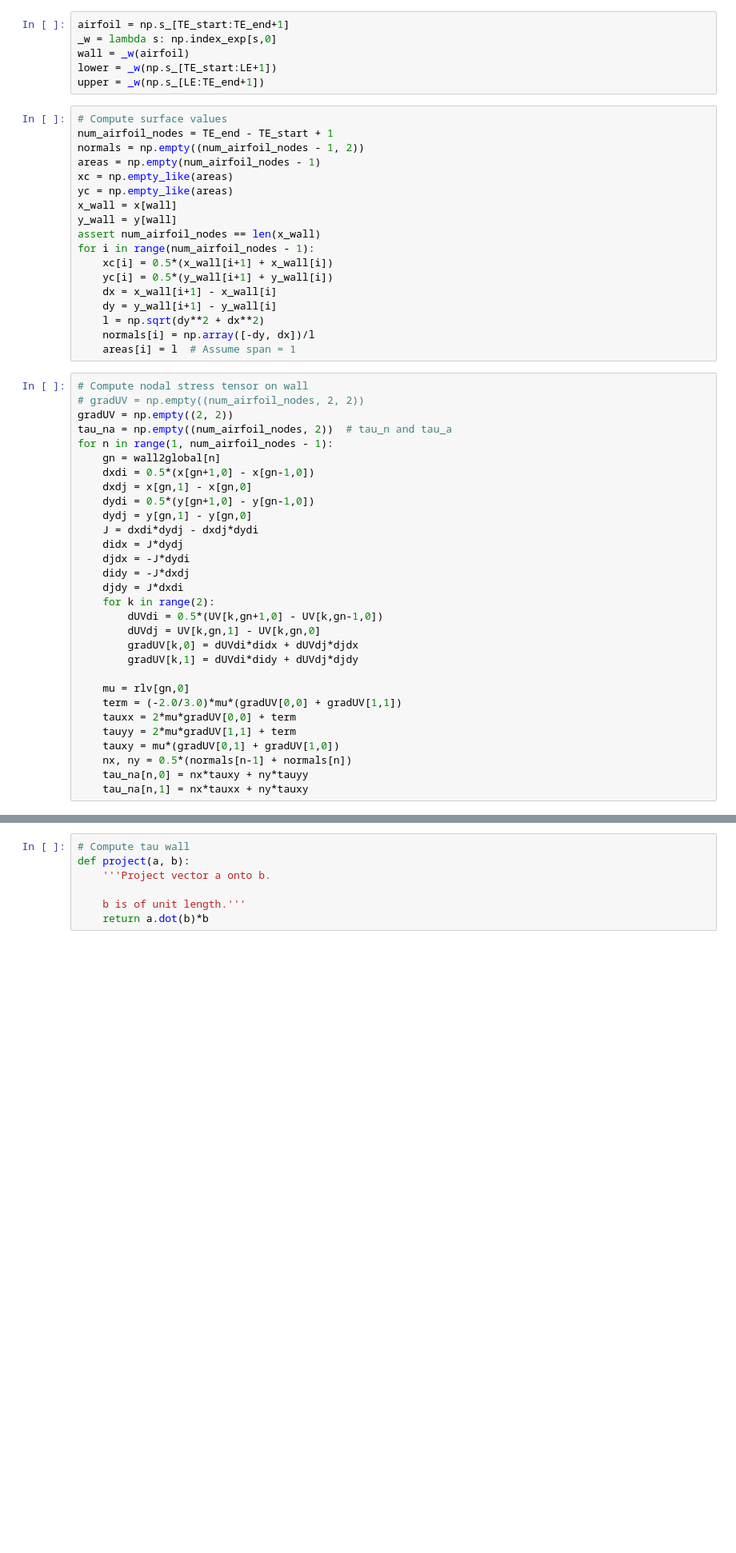
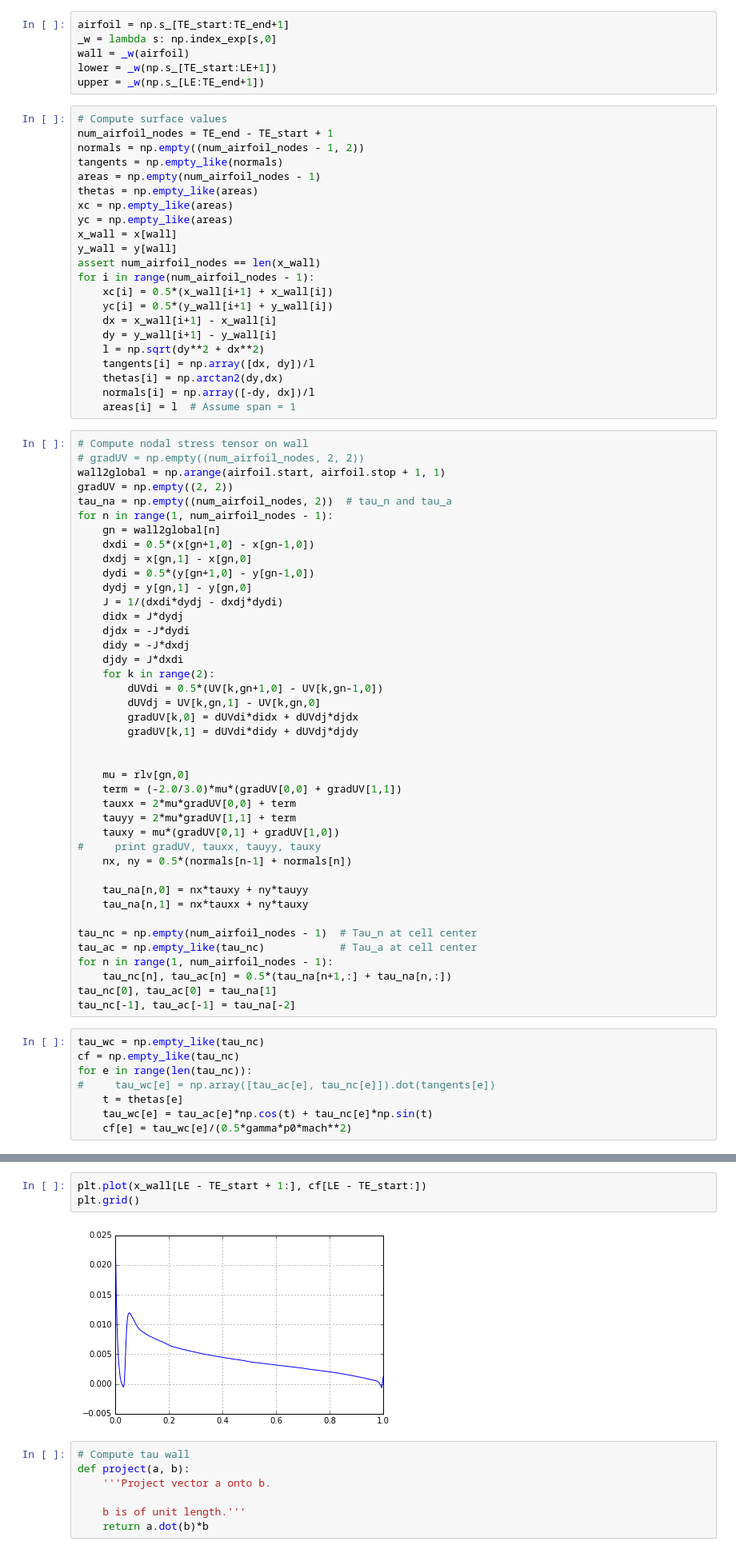
Before and after one commit to selimb/schoolstuff, a Jupyter notebook: mech539/ass5/Untitled.ipynb, the cells around one changed output, grey strips where cells are left out. Shown at 80% size. Drawn from its saved outputs; the diff is of its cells as text; blank space fills up the shorter version.

```diff
--- a/mech539/ass5/Untitled.ipynb
+++ b/mech539/ass5/Untitled.ipynb
@@ -71,7 +51,9 @@ upper = _w(np.s_[LE:TE_end+1])
 # Compute surface values
 num_airfoil_nodes = TE_end - TE_start + 1
 normals = np.empty((num_airfoil_nodes - 1, 2))
+tangents = np.empty_like(normals)
 areas = np.empty(num_airfoil_nodes - 1)
+thetas = np.empty_like(areas)
 xc = np.empty_like(areas)
 yc = np.empty_like(areas)
 x_wall = x[wall]
@@ -83,11 +65,14 @@ for i in range(num_airfoil_nodes - 1):
     dx = x_wall[i+1] - x_wall[i]
     dy = y_wall[i+1] - y_wall[i]
     l = np.sqrt(dy**2 + dx**2)
+    tangents[i] = np.array([dx, dy])/l
+    thetas[i] = np.arctan2(dy,dx)
     normals[i] = np.array([-dy, dx])/l
     areas[i] = l  # Assume span = 1
 # %%
 # Compute nodal stress tensor on wall
 # gradUV = np.empty((num_airfoil_nodes, 2, 2))
+wall2global = np.arange(airfoil.start, airfoil.stop + 1, 1)
 gradUV = np.empty((2, 2))
 tau_na = np.empty((num_airfoil_nodes, 2))  # tau_n and tau_a
 for n in range(1, num_airfoil_nodes - 1):
@@ -96,7 +81,7 @@ for n in range(1, num_airfoil_nodes - 1):
     dxdj = x[gn,1] - x[gn,0]
     dydi = 0.5*(y[gn+1,0] - y[gn-1,0])
     dydj = y[gn,1] - y[gn,0]
-    J = dxdi*dydj - dxdj*dydi
+    J = 1/(dxdi*dydj - dxdj*dydi)
     didx = J*dydj
     djdx = -J*dydi
     didy = -J*dxdj
@@ -107,11 +92,29 @@ for n in range(1, num_airfoil_nodes - 1):
         gradUV[k,0] = dUVdi*didx + dUVdj*djdx
         gradUV[k,1] = dUVdi*didy + dUVdj*djdy
 
+
     mu = rlv[gn,0]
     term = (-2.0/3.0)*mu*(gradUV[0,0] + gradUV[1,1])
     tauxx = 2*mu*gradUV[0,0] + term
     tauyy = 2*mu*gradUV[1,1] + term
     tauxy = mu*(gradUV[0,1] + gradUV[1,0])
+#     print gradUV, tauxx, tauyy, tauxy
     nx, ny = 0.5*(normals[n-1] + normals[n])
+
     tau_na[n,0] = nx*tauxy + ny*tauyy
     tau_na[n,1] = nx*tauxx + ny*tauxy
+
+tau_nc = np.empty(num_airfoil_nodes - 1)  # Tau_n at cell center
+tau_ac = np.empty_like(tau_nc)            # Tau_a at cell center
+for n in range(1, num_airfoil_nodes - 1):
+    tau_nc[n], tau_ac[n] = 0.5*(tau_na[n+1,:] + tau_na[n,:])
+tau_nc[0], tau_ac[0] = tau_na[1]
+tau_nc[-1], tau_ac[-1] = tau_na[-2]
+# %%
+tau_wc = np.empty_like(tau_nc)
+cf = np.empty_like(tau_nc)
+for e in range(len(tau_nc)):
+#     tau_wc[e] = np.array([tau_ac[e], tau_nc[e]]).dot(tangents[e])
+    t = thetas[e]
+    tau_wc[e] = tau_ac[e]*np.cos(t) + tau_nc[e]*np.sin(t)
+    cf[e] = tau_wc[e]/(0.5*gamma*p0*mach**2)
@@ -118,3 +124,8 @@ for n in range(1, num_airfoil_nodes - 1):
+# %%
+plt.plot(x_wall[LE - TE_start + 1:], cf[LE - TE_start:])
+plt.grid()
+# %% [output]
+[figure, added]
 # %%
 # Compute tau wall
 def project(a, b):
```
Also changed, not shown: parts of 7 cells of this notebook.
